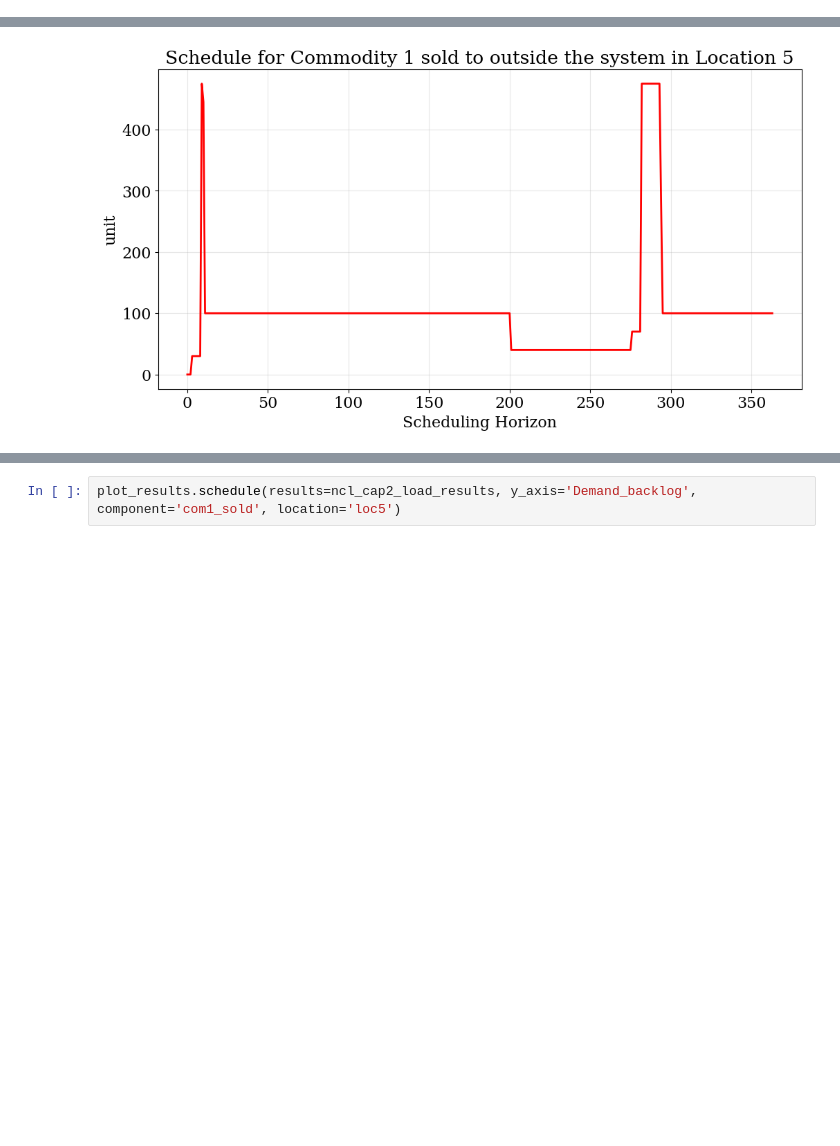
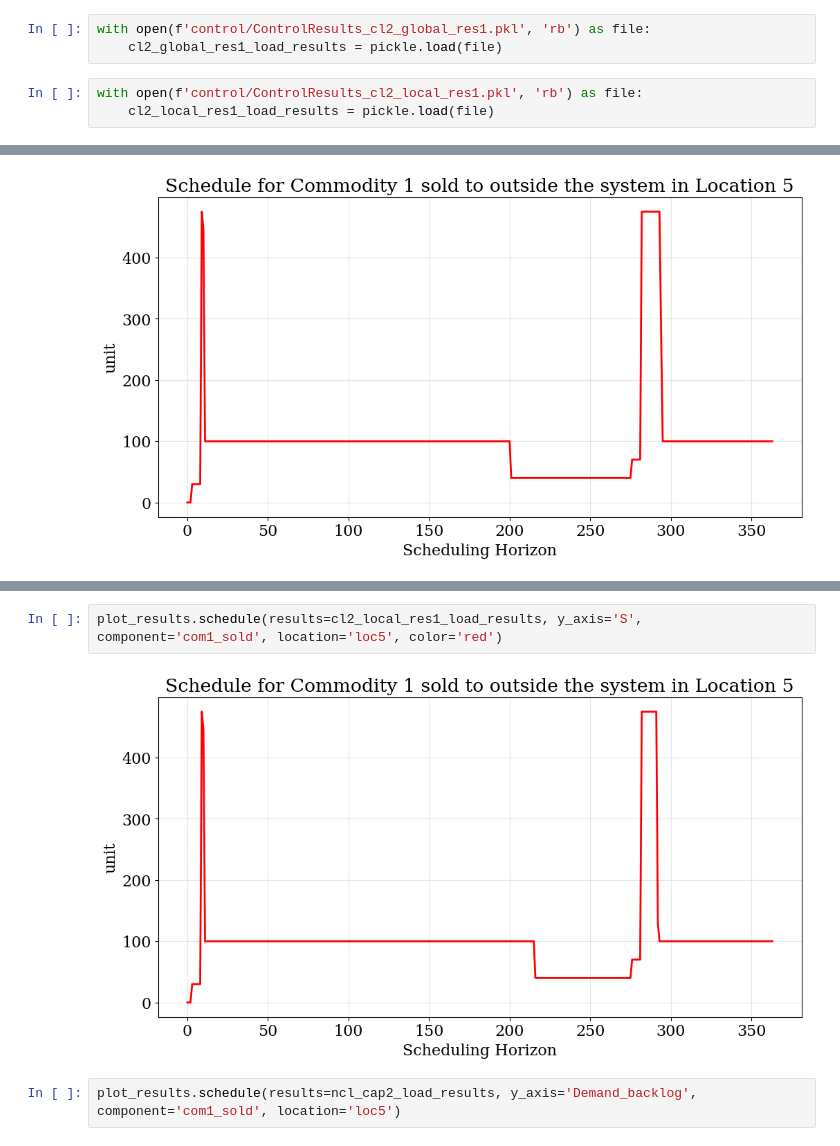
Before and after one commit to shivamvedant/energiapy, a Jupyter notebook: docs/notebooks/supply chain/IRF manuscript/readControl_HPRC.ipynb, the cells around one changed output, grey strips where cells are left out. Cells and saved outputs as stored; diff of their text form; blank space fills up the shorter version.

```diff
--- a/docs/notebooks/supply chain/IRF manuscript/readControl_HPRC.ipynb
+++ b/docs/notebooks/supply chain/IRF manuscript/readControl_HPRC.ipynb
@@ -117,4 +117,10 @@ with open(f'control/ControlResults_cl_local_cap2.pkl', 'rb') as file:
 # %%
 with open(f'control/ControlResults_cl_local_res1.pkl', 'rb') as file:
     cl_local_res1_load_results = pickle.load(file)
+# %%
+with open(f'control/ControlResults_cl2_global_res1.pkl', 'rb') as file:
+    cl2_global_res1_load_results = pickle.load(file)
+# %%
+with open(f'control/ControlResults_cl2_local_res1.pkl', 'rb') as file:
+    cl2_local_res1_load_results = pickle.load(file)
 # %%
@@ -182,3 +192,7 @@ plot_results.schedule(results=ncl_res1_load_results, y_axis='S', component='com1
+# %%
+plot_results.schedule(results=cl2_local_res1_load_results, y_axis='S', component='com1_sold', location='loc5', color='red')
+# %% [output]
+[figure, added]
 # %%
 plot_results.schedule(results=ncl_cap2_load_results, y_axis='Demand_backlog', component='com1_sold', location='loc5')
 # %% [output]
```
Also changed, not shown: parts of 13 cells of this notebook, 3 other files.
